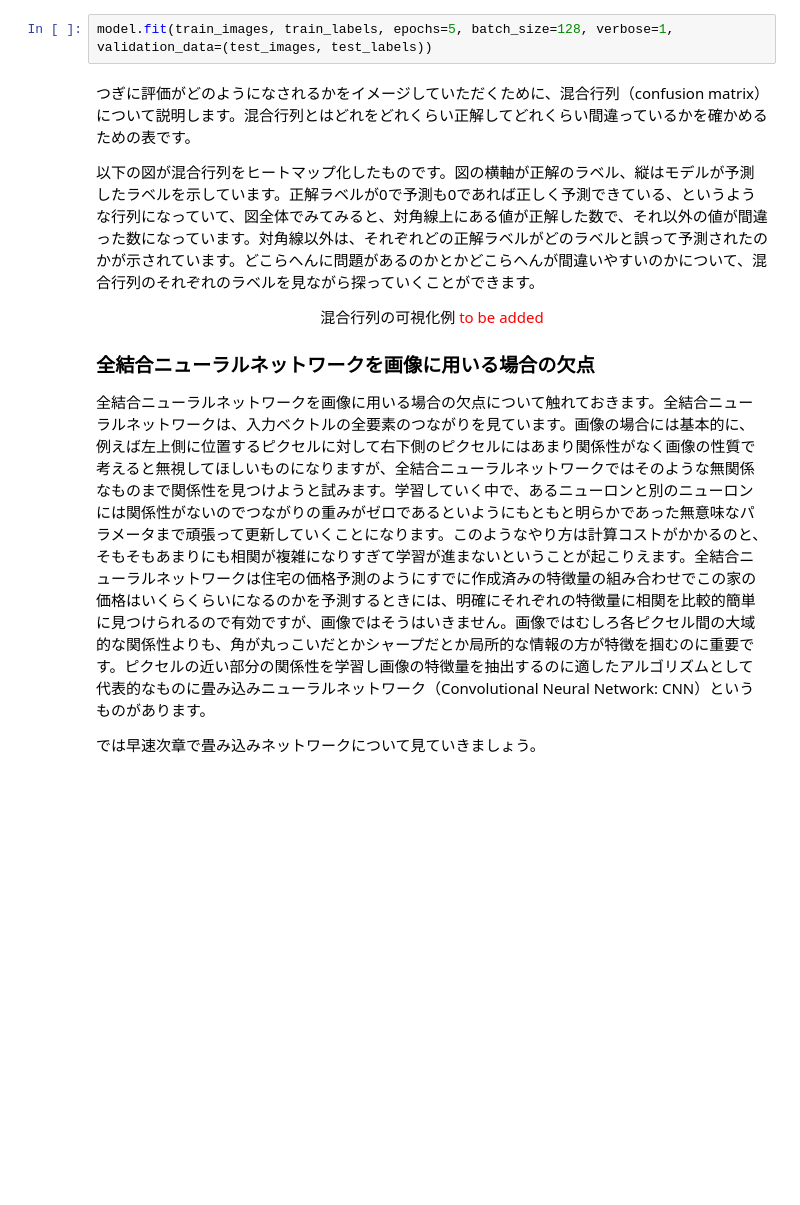
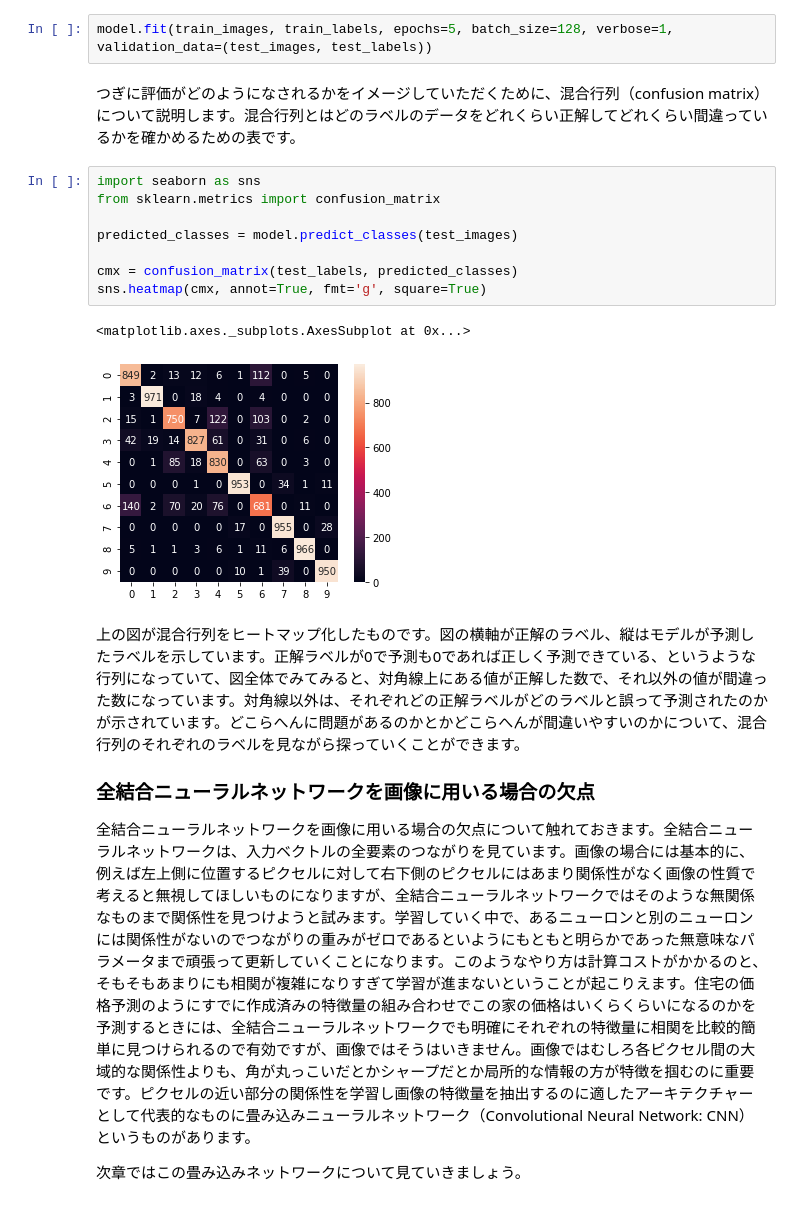
Before and after one commit to kmotohas/shuwa-book-dl4prac-examples, a Jupyter notebook: notebooks/chap01.ipynb, the cells around one changed output. Drawn from its saved outputs; the diff is of its cells as text; blank space fills up the shorter version.

Commit message:
chap01 add confusion matrix

```diff
--- a/notebooks/chap01.ipynb
+++ b/notebooks/chap01.ipynb
@@ -296,15 +271,24 @@ model.compile(optimizer='adam', loss='sparse_categorical_crossentropy', metrics=
 今までのプログラムで設定したデータセットとモデルを使って実際に学習を実行させるために、前に説明した`fit`というメソッドを用いて`train_images`と`train_labels`をデータを入力として、訓練を行います。実際にこちらを実行すると、だんだんと正解率 (accuracy) が上がっていっているのが確認できます。このようにある程度ループを回すことで、たとえばドレスの画像を入れたら87パーセントの確率でこれはドレスですといったことを推論してくれるようなモデルができあがります。
 # %%
 model.fit(train_images, train_labels, epochs=5, batch_size=128, verbose=1, validation_data=(test_images, test_labels))
+# %% [markdown]
+つぎに評価がどのようになされるかをイメージしていただくために、混合行列（confusion matrix）について説明します。混合行列とはどのラベルのデータをどれくらい正解してどれくらい間違っているかを確かめるための表です。
+# %%
+import seaborn as sns
+from sklearn.metrics import confusion_matrix
+
+predicted_classes = model.predict_classes(test_images)
+
+cmx = confusion_matrix(test_labels, predicted_classes)
+sns.heatmap(cmx, annot=True, fmt='g', square=True)
+# %% [output]
+<matplotlib.axes._subplots.AxesSubplot at 0x...>
+[figure, added]
 # %% [markdown]
-つぎに評価がどのようになされるかをイメージしていただくために、混合行列（confusion matrix）について説明します。混合行列とはどれをどれくらい正解してどれくらい間違っているかを確かめるための表です。
-
-以下の図が混合行列をヒートマップ化したものです。図の横軸が正解のラベル、縦はモデルが予測したラベルを示しています。正解ラベルが0で予測も0であれば正しく予測できている、というような行列になっていて、図全体でみてみると、対角線上にある値が正解した数で、それ以外の値が間違った数になっています。対角線以外は、それぞれどの正解ラベルがどのラベルと誤って予測されたのかが示されています。どこらへんに問題があるのかとかどこらへんが間違いやすいのかについて、混合行列のそれぞれのラベルを見ながら探っていくことができます。
-
-<center>混合行列の可視化例 <font color="red">to be added</font></center>
+上の図が混合行列をヒートマップ化したものです。図の横軸が正解のラベル、縦はモデルが予測したラベルを示しています。正解ラベルが0で予測も0であれば正しく予測できている、というような行列になっていて、図全体でみてみると、対角線上にある値が正解した数で、それ以外の値が間違った数になっています。対角線以外は、それぞれどの正解ラベルがどのラベルと誤って予測されたのかが示されています。どこらへんに問題があるのかとかどこらへんが間違いやすいのかについて、混合行列のそれぞれのラベルを見ながら探っていくことができます。
 
 ### 全結合ニューラルネットワークを画像に用いる場合の欠点
 
-全結合ニューラルネットワークを画像に用いる場合の欠点について触れておきます。全結合ニューラルネットワークは、入力ベクトルの全要素のつながりを見ています。画像の場合には基本的に、例えば左上側に位置するピクセルに対して右下側のピクセルにはあまり関係性がなく画像の性質で考えると無視してほしいものになりますが、全結合ニューラルネットワークではそのような無関係なものまで関係性を見つけようと試みます。学習していく中で、あるニューロンと別のニューロンには関係性がないのでつながりの重みがゼロであるといようにもともと明らかであった無意味なパラメータまで頑張って更新していくことになります。このようなやり方は計算コストがかかるのと、そもそもあまりにも相関が複雑になりすぎて学習が進まないということが起こりえます。全結合ニューラルネットワークは住宅の価格予測のようにすでに作成済みの特徴量の組み合わせでこの家の価格はいくらくらいになるのかを予測するときには、明確にそれぞれの特徴量に相関を比較的簡単に見つけられるので有効ですが、画像ではそうはいきません。画像ではむしろ各ピクセル間の大域的な関係性よりも、角が丸っこいだとかシャープだとか局所的な情報の方が特徴を掴むのに重要です。ピクセルの近い部分の関係性を学習し画像の特徴量を抽出するのに適したアルゴリズムとして代表的なものに畳み込みニューラルネットワーク（Convolutional Neural Network: CNN）というものがあります。
+全結合ニューラルネットワークを画像に用いる場合の欠点について触れておきます。全結合ニューラルネットワークは、入力ベクトルの全要素のつながりを見ています。画像の場合には基本的に、例えば左上側に位置するピクセルに対して右下側のピクセルにはあまり関係性がなく画像の性質で考えると無視してほしいものになりますが、全結合ニューラルネットワークではそのような無関係なものまで関係性を見つけようと試みます。学習していく中で、あるニューロンと別のニューロンには関係性がないのでつながりの重みがゼロであるといようにもともと明らかであった無意味なパラメータまで頑張って更新していくことになります。このようなやり方は計算コストがかかるのと、そもそもあまりにも相関が複雑になりすぎて学習が進まないということが起こりえます。住宅の価格予測のようにすでに作成済みの特徴量の組み合わせでこの家の価格はいくらくらいになるのかを予測するときには、全結合ニューラルネットワークでも明確にそれぞれの特徴量に相関を比較的簡単に見つけられるので有効ですが、画像ではそうはいきません。画像ではむしろ各ピクセル間の大域的な関係性よりも、角が丸っこいだとかシャープだとか局所的な情報の方が特徴を掴むのに重要です。ピクセルの近い部分の関係性を学習し画像の特徴量を抽出するのに適したアーキテクチャーとして代表的なものに畳み込みニューラルネットワーク（Convolutional Neural Network: CNN）というものがあります。
 
-では早速次章で畳み込みネットワークについて見ていきましょう。
+次章ではこの畳み込みネットワークについて見ていきましょう。
```
Also changed, not shown: parts of 11 cells of this notebook, 1 other file.
